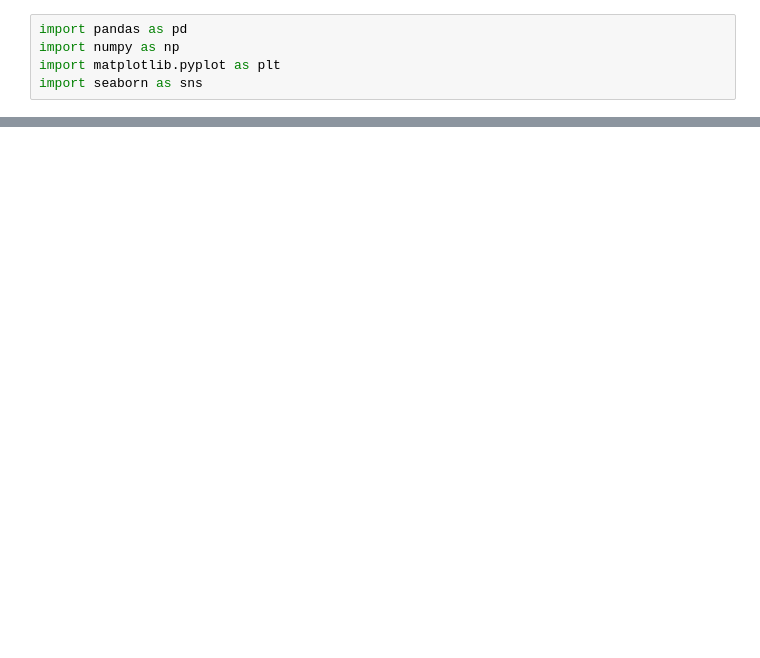
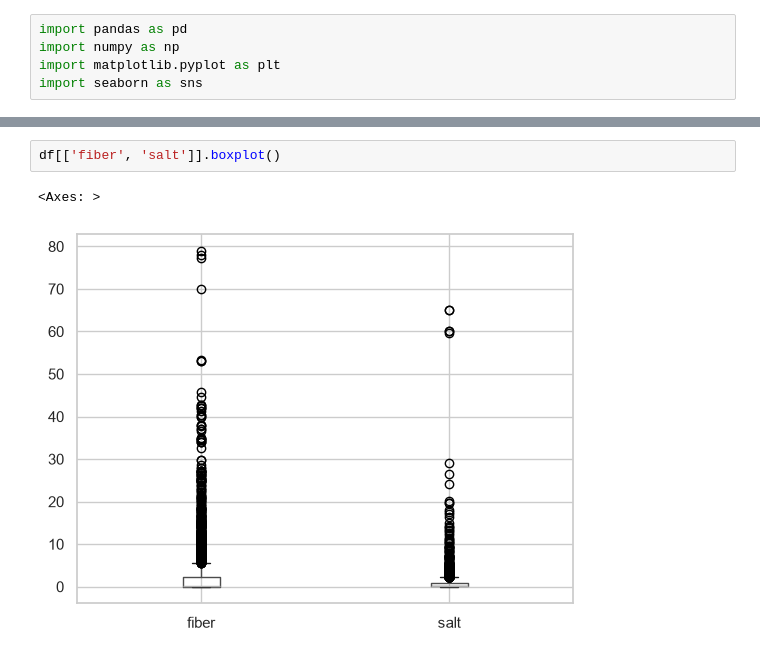
Before and after one commit to BryantChen0/EDA, a Jupyter notebook: EDA.ipynb, the cells around one changed output, grey strips where cells are left out. Saved outputs shown, nothing was run; the diff lists cells and outputs as text; blank space fills up the shorter version.

```diff
--- a/EDA.ipynb
+++ b/EDA.ipynb
@@ -68,0 +107,5 @@ dtype: int64
+# %%
+df[['fiber', 'salt']].boxplot()
+# %% [output]
+<Axes: >
+[figure, added]
```
Also changed, not shown: parts of 16 cells of this notebook.
